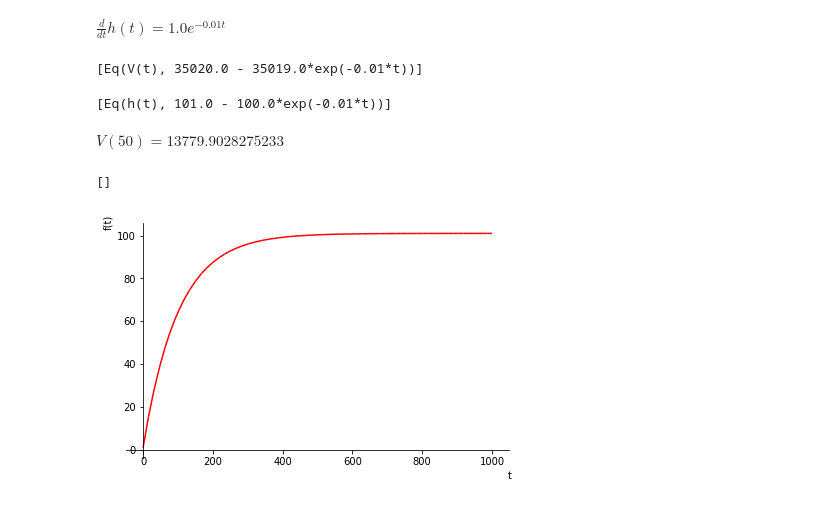
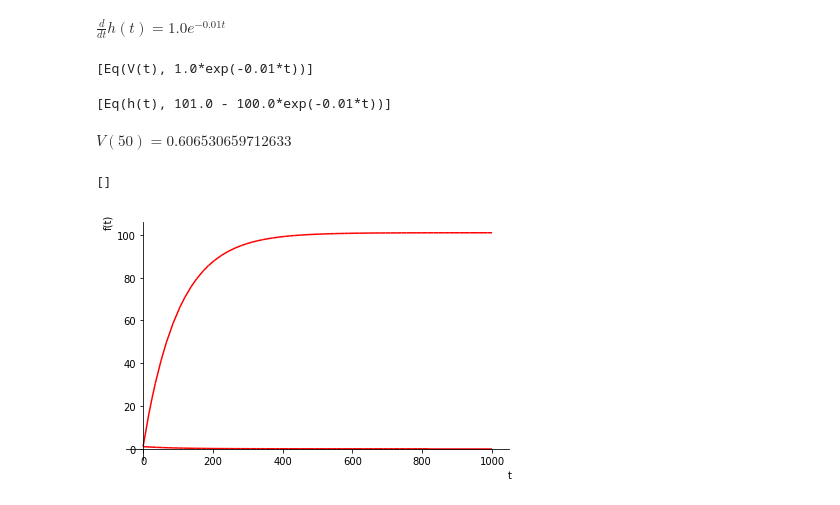
Before and after one commit to Enneigardik/Ex, a Jupyter notebook: Воздушный шар и вода.ipynb, the cells around one changed output. Drawn from its saved outputs; the diff is of its cells as text; code cells hidden in the pictures.

```diff
--- a/Воздушный шар и вода.ipynb
+++ b/Воздушный шар и вода.ipynb
@@ -45,8 +45,8 @@ solve(Eq(-6.0*exp(-0.5*t) + 6.0*exp(-0.25*t), 1.7))
 [figure]
 [2.52226243633177 - 1.40042311106858*I, 2.52226243633177 + 1.40042311106858*I]
 # %%
-P = 360
-m = 7200
+P = 9.8
+m = 1
 g = 9.8
 k=0.01
 # %%
@@ -66,7 +66,7 @@ $\displaystyle \frac{d}{d t} h{\left(t \right)} = 1.0 e^{- 0.01 t}$
 res = dsolve([de1],ics={V(0): 1})
 res
 # %% [output]
-[Eq(V(t), 35020.0 - 35019.0*exp(-0.01*t))]
+[Eq(V(t), 1.0*exp(-0.01*t))]
 # %%
 res1 = dsolve([de2],ics={h(0): 1})
 res1
@@ -78,7 +78,7 @@ a
 answ = a.subs(t,50)
 answ
 # %% [output]
-$\displaystyle V{\left(50 \right)} = 13779.9028275233$
+$\displaystyle V{\left(50 \right)} = 0.606530659712633$
 # %%
 
 answ = solve(Eq(1.0*exp(-0.01*t), 0))
@@ -87,7 +87,8 @@ answ
 []
 # %%
 p1 = plot(res[0].rhs, (t, 0, 1000), line_color='red', show=False)
-p1 = plot(res1[0].rhs, (t, 0, 1000), line_color='red', show=False)
+p2 = plot(res1[0].rhs, (t, 0, 1000), line_color='red', show=False)
+p1.append(p2[0])
 p1.show()
 # %% [output]
-[figure, old version]
+[figure, new version]
```
Also changed, not shown: parts of 1 cell of this notebook.
